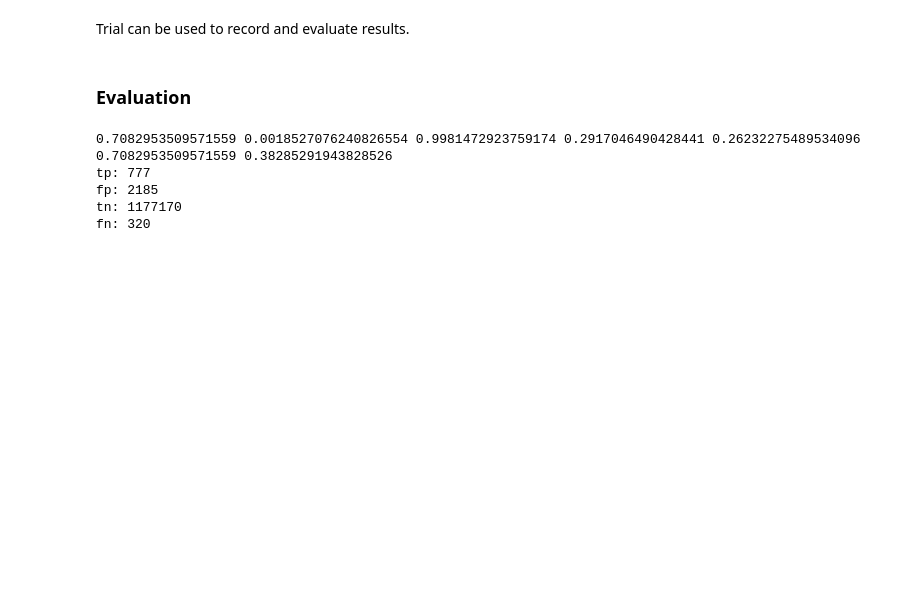
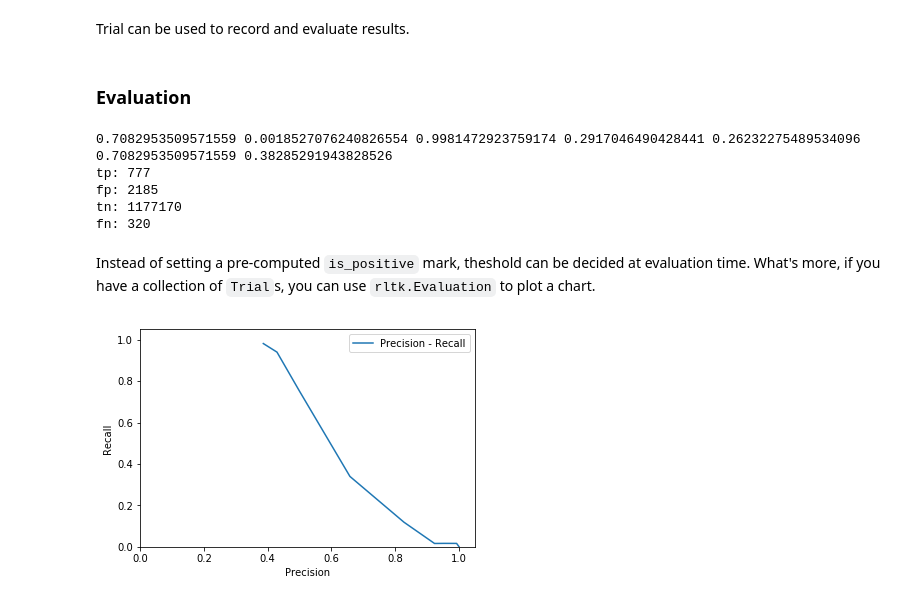
Before and after one commit to usc-isi-i2/rltk, a Jupyter notebook: docs/step_by_step.ipynb, the cells around one changed output. Drawn from its saved outputs; the diff is of its cells as text; code cells hidden in the pictures; blank space fills up the shorter version.

Commit message:
add example for plotting

```diff
--- a/docs/step_by_step.ipynb
+++ b/docs/step_by_step.ipynb
@@ -336,18 +321,18 @@ def rule_based_method(r_abt, r_buy):
     jaccard_score = rltk.jaccard_index_similarity(r_abt.name_tokens, r_buy.name_tokens)
 
     if model_score == 1:
-        return True
+        return True, 1
 
     total = brand_score * 0.3 + model_score * 0.3 + jaccard_score * 0.4
-    return total > 0.45
+    return total > 0.45, total
 # %% [markdown]
 Trial can be used to record and evaluate results.
 # %%
 trial = rltk.Trial(gt)
 candidate_pairs = rltk.get_record_pairs(ds_abt, ds_buy, ground_truth=gt)
 for r_abt, r_buy in candidate_pairs:
-    result = rule_based_method(r_abt, r_buy)
-    trial.add_result(r_abt, r_buy, result)
+    result, confidence = rule_based_method(r_abt, r_buy)
+    trial.add_result(r_abt, r_buy, result, confidence)
 # %% [markdown]
 ### Evaluation
 # %%
@@ -364,3 +349,15 @@ tp: 777
 fp: 2185
 tn: 1177170
 fn: 320
+# %% [markdown]
+Instead of setting a pre-computed `is_positive` mark, theshold can be decided at evaluation time. What's more, if you have a collection of `Trial`s, you can use `rltk.Evaluation` to plot a chart.
+# %%
+eva = rltk.Evaluation()
+for threshold in range(0, 10):
+    threshold = float(threshold) / 10
+    t = trial.clone() # remember to clone it
+    t.evaluate(threshold)
+    eva.add_trial(t)
+eva.plot_precision_recall().show()
+# %% [output]
+[figure, added]
```
Also changed, not shown: parts of 4 cells of this notebook.
